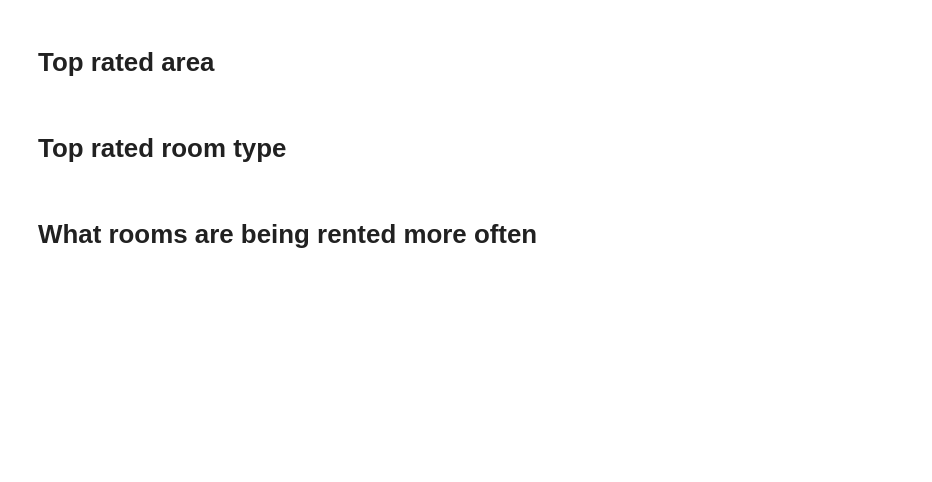
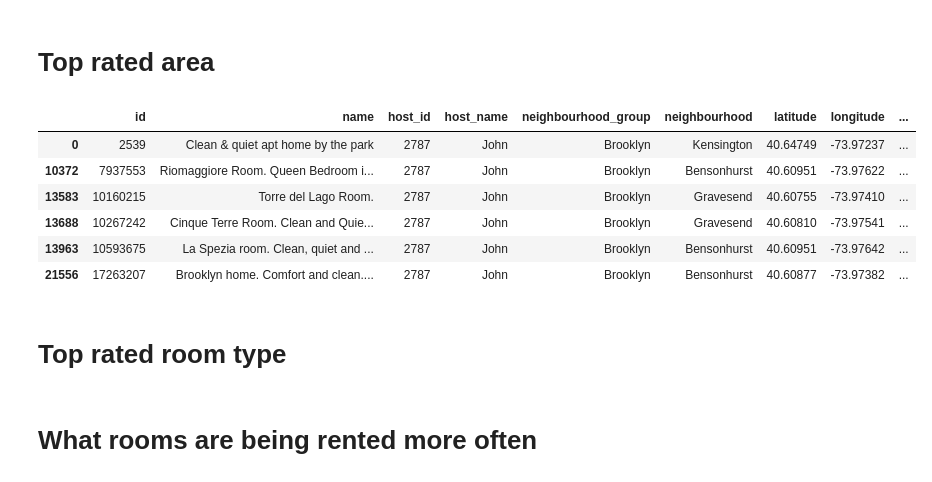
Before and after one commit to slamatik/Kaggle-Projects, a Jupyter notebook: New York Airbnb EDA/new-york-airbnb-eda.ipynb, the cells around one changed output. Drawn from its saved outputs; the diff is of its cells as text; code cells hidden in the pictures; blank space fills up the shorter version.

```diff
--- a/New York Airbnb EDA/new-york-airbnb-eda.ipynb
+++ b/New York Airbnb EDA/new-york-airbnb-eda.ipynb
@@ -206,5 +295,15 @@ Manhattan is "dominating" pricewise. surprisingly there are not such a big diffe
 # %% [markdown]
 # Top rated area
+# %%
+df[df.host_id == 2787]
+# %% [output]
+|  | id | name | host_id | host_name | neighbourhood_group | neighbourhood | latitude | longitude | ... |
+| 0 | 2539 | Clean & quiet apt home by the park | 2787 | John | Brooklyn | Kensington | 40.64749 | -73.97237 | ... |
+| 10372 | 7937553 | Riomaggiore Room. Queen Bedroom i... | 2787 | John | Brooklyn | Bensonhurst | 40.60951 | -73.97622 | ... |
+| 13583 | 10160215 | Torre del Lago Room. | 2787 | John | Brooklyn | Gravesend | 40.60755 | -73.97410 | ... |
+| 13688 | 10267242 | Cinque Terre Room. Clean and Quie... | 2787 | John | Brooklyn | Gravesend | 40.60810 | -73.97541 | ... |
+| 13963 | 10593675 | La Spezia room. Clean, quiet and ... | 2787 | John | Brooklyn | Bensonhurst | 40.60951 | -73.97642 | ... |
+| 21556 | 17263207 | Brooklyn home. Comfort and clean.... | 2787 | John | Brooklyn | Bensonhurst | 40.60877 | -73.97382 | ... |
 # %% [markdown]
 # Top rated room type
 # %% [markdown]
```
Also changed, not shown: parts of 39 cells of this notebook, 1 other file.
